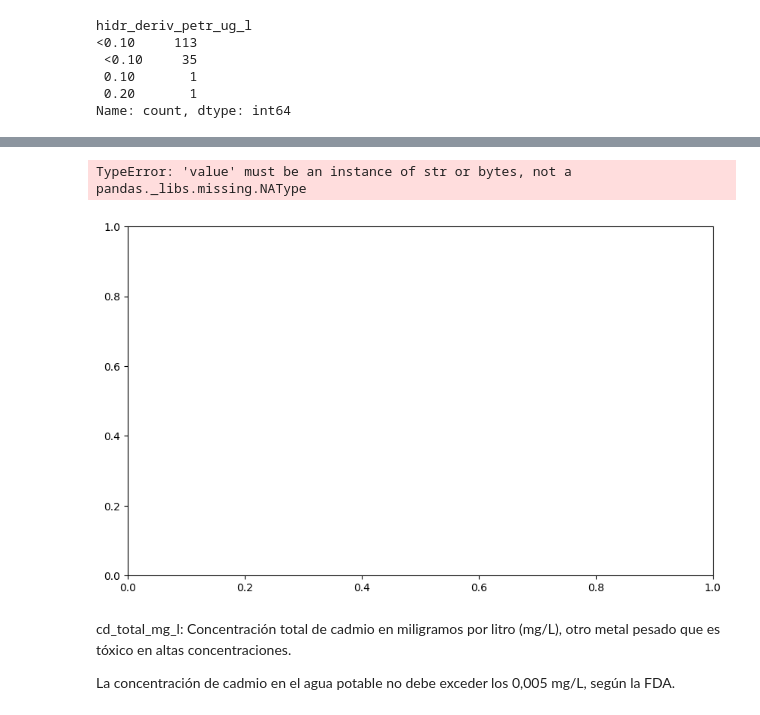
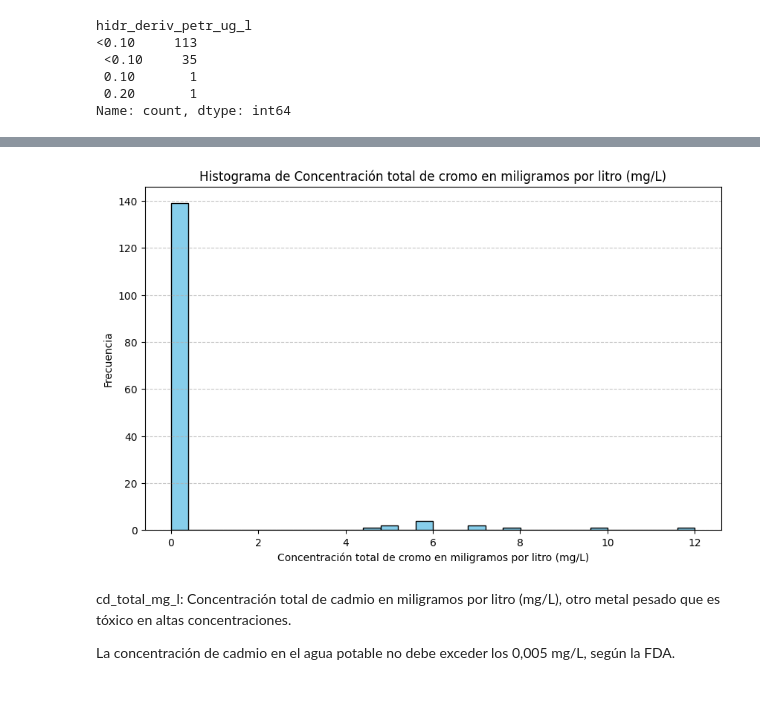
Before and after one commit to joegoicoechea24/TPespecial, a Jupyter notebook: tp.ipynb, the cells around one changed output, grey strips where cells are left out. Drawn from its saved outputs; the diff is of its cells as text; code cells hidden in the pictures.

```diff
--- a/tp.ipynb
+++ b/tp.ipynb
@@ -1071,0 +1082,5 @@ Name: count, dtype: int64
+# %%
+preprocessed_dataset['dqo_mg_l'] = preprocessed_dataset['dqo_mg_l'].replace('<30', '28')
+preprocessed_dataset['dqo_mg_l'] = preprocessed_dataset['dqo_mg_l'].replace('<50', '40')
+preprocessed_dataset["dqo_mg_l"] = preprocessed_dataset["dqo_mg_l"].astype("Int64")
+preprocessed_dataset['dqo_mg_l'].value_counts().sort_index()
@@ -1152,0 +1217,6 @@ Casi todas las muestras se encuentran muy por debajo de ese maximo, algunas casi
+# %%
+preprocessed_dataset['cr_total_mg_l'] = preprocessed_dataset['cr_total_mg_l'].replace('<0.005', '0.004')
+preprocessed_dataset['cr_total_mg_l'] = preprocessed_dataset['cr_total_mg_l'].replace('<5.0', '4.5')
+preprocessed_dataset['cr_total_mg_l'] = pd.to_numeric(preprocessed_dataset['cr_total_mg_l'], errors='coerce')
+preprocessed_dataset['cr_total_mg_l'] = preprocessed_dataset['cr_total_mg_l'].astype(float)
+preprocessed_dataset['cr_total_mg_l'].value_counts().sort_index()
@@ -1153,16 +1241,15 @@ Casi todas las muestras se encuentran muy por debajo de ese maximo, algunas casi
 # %%
 plt.figure(figsize=(10, 6))
-plt.hist(preprocessed_dataset['cr_total_mg_l'], bins=20, color='skyblue', edgecolor='black')
+plt.hist(preprocessed_dataset['cr_total_mg_l'], bins=30, color='skyblue', edgecolor='black')
 
 
 plt.xlabel("Concentración total de cromo en miligramos por litro (mg/L)")
 plt.ylabel("Frecuencia")
 plt.title("Histograma de Concentración total de cromo en miligramos por litro (mg/L)")
 plt.grid(axis='y', linestyle='--', alpha=0.7)
 plt.show()
 # %% [output]
-TypeError: 'value' must be an instance of str or bytes, not a pandas._libs.missing.NAType
-[figure, old version]
+[figure, new version]
 # %% [markdown]
 cd_total_mg_l: Concentración total de cadmio en miligramos por litro (mg/L), otro metal pesado que es tóxico en altas concentraciones.
 
```
Also changed, not shown: parts of 18 cells of this notebook.
